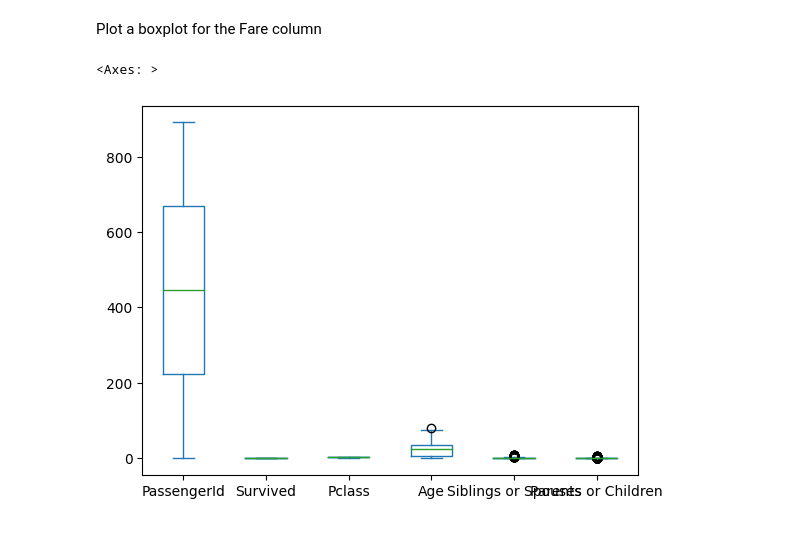
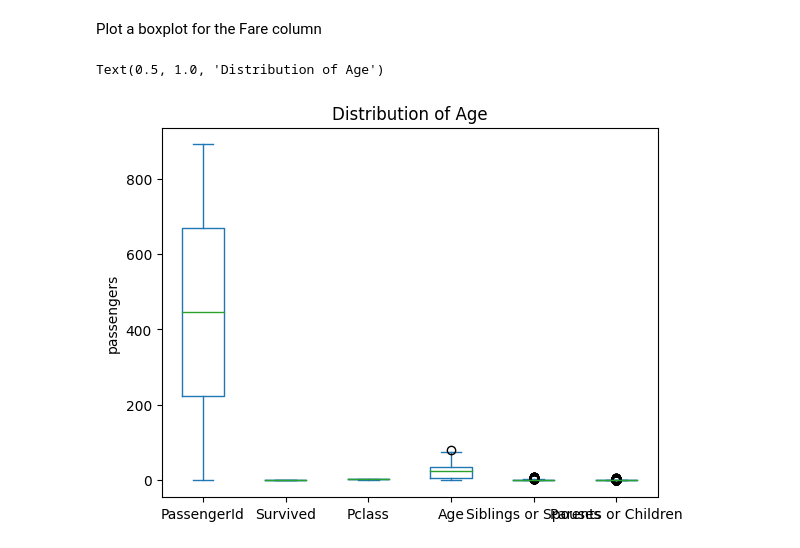
Before and after one commit to mwebazejunior/mwebazejunior, a Jupyter notebook: nivariate_Viz_(Core)_Junior.ipynb, the cells around one changed output. Cells and saved outputs as stored; diff of their text form; code cells hidden in the pictures.

```diff
--- a/nivariate_Viz_(Core)_Junior.ipynb
+++ b/nivariate_Viz_(Core)_Junior.ipynb
@@ -85,6 +76,8 @@ df.plot(x='Age', kind='hist')
 Plot a boxplot for the Fare column
 # %%
 df.plot(x='Fare', kind='box')
+plt.ylabel('passengers')
+plt.title('Distribution of Age')
 # %% [output]
-<Axes: >
+Text(0.5, 1.0, 'Distribution of Age')
-[figure, old version]
+[figure, new version]
```
Also changed, not shown: parts of 6 cells of this notebook.
